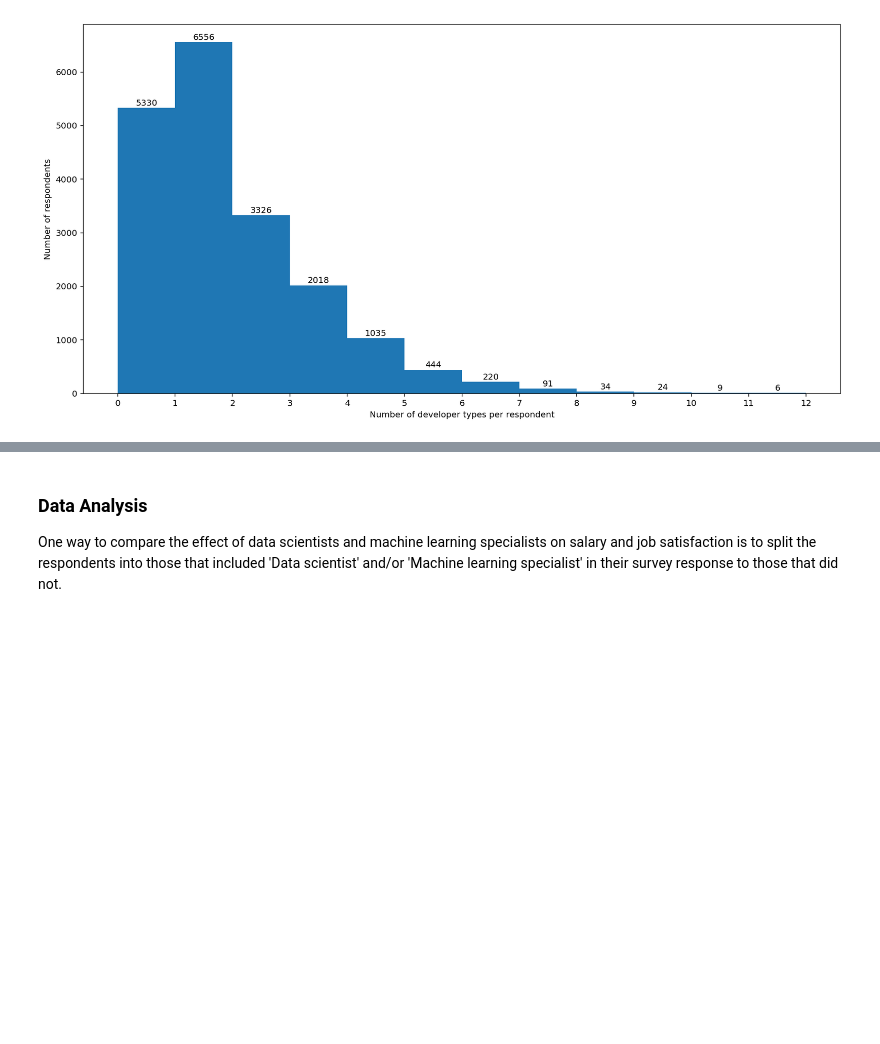
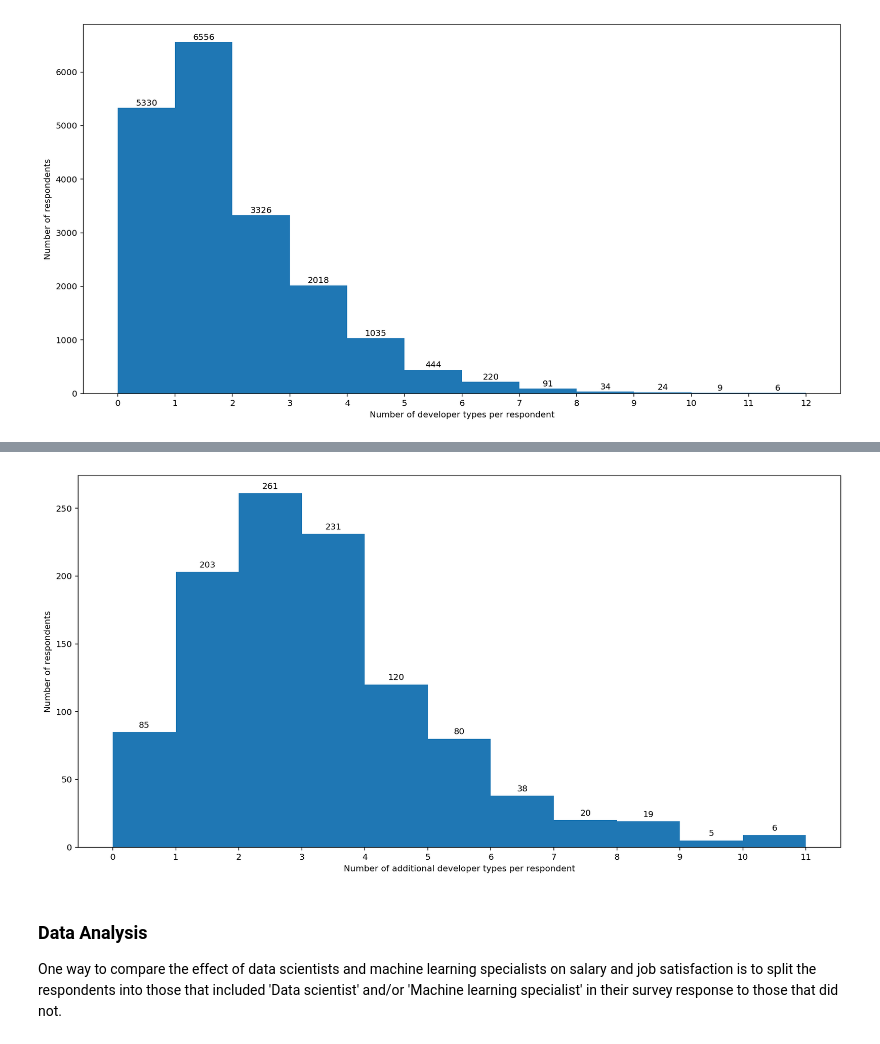
Before and after one commit to blowe615/stackoverflow_survey, a Jupyter notebook: Investigating How Data Scientists Answered the Stack Overflow Survey.ipynb, the cells around one changed output, grey strips where cells are left out. Drawn from its saved outputs; the diff is of its cells as text; code cells hidden in the pictures; blank space fills up the shorter version.

```diff
--- a/Investigating How Data Scientists Answered the Stack Overflow Survey.ipynb
+++ b/Investigating How Data Scientists Answered the Stack Overflow Survey.ipynb
@@ -315,3 +374,21 @@ Again we see the 5330 missing responses in the histogram.  The most common numbe
+# %%
+# Visualize the distribution of number of developer types per respondent
+fig, ax = plt.subplots(figsize=(16,8))
+ax.hist(ds_df.sum(axis=1),bins=range(ds_df.sum(axis=1).max()))
+ax.set_xticks(range(ds_df.sum(axis=1).max()))
+ax.set_ylabel('Number of respondents')
+ax.set_xlabel('Number of additional developer types per respondent')
+
+# Add value counts to histogram bars
+rects = ax.patches
+labels = ds_df.sum(axis=1).value_counts(sort=False)
+for rect, label in zip(rects, labels):
+    height = rect.get_height()
+    ax.text(rect.get_x() + rect.get_width() / 2, height + 2, label,
+            ha='center', va='bottom')
+plt.show()
+# %% [output]
+[figure, added]
 # %% [markdown]
 ### Data Analysis
 One way to compare the effect of data scientists and machine learning specialists on salary and job satisfaction is to split the respondents into those that included 'Data scientist' and/or 'Machine learning specialist' in their survey response to those that did not.
```
Also changed, not shown: parts of 16 cells of this notebook.
